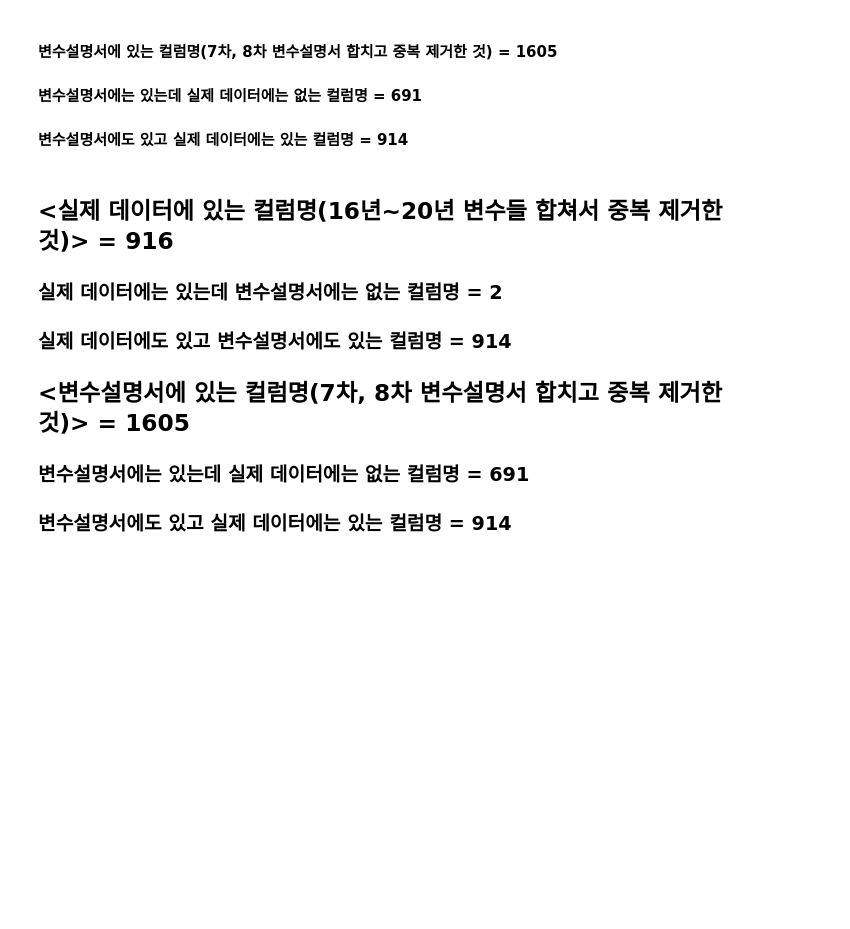
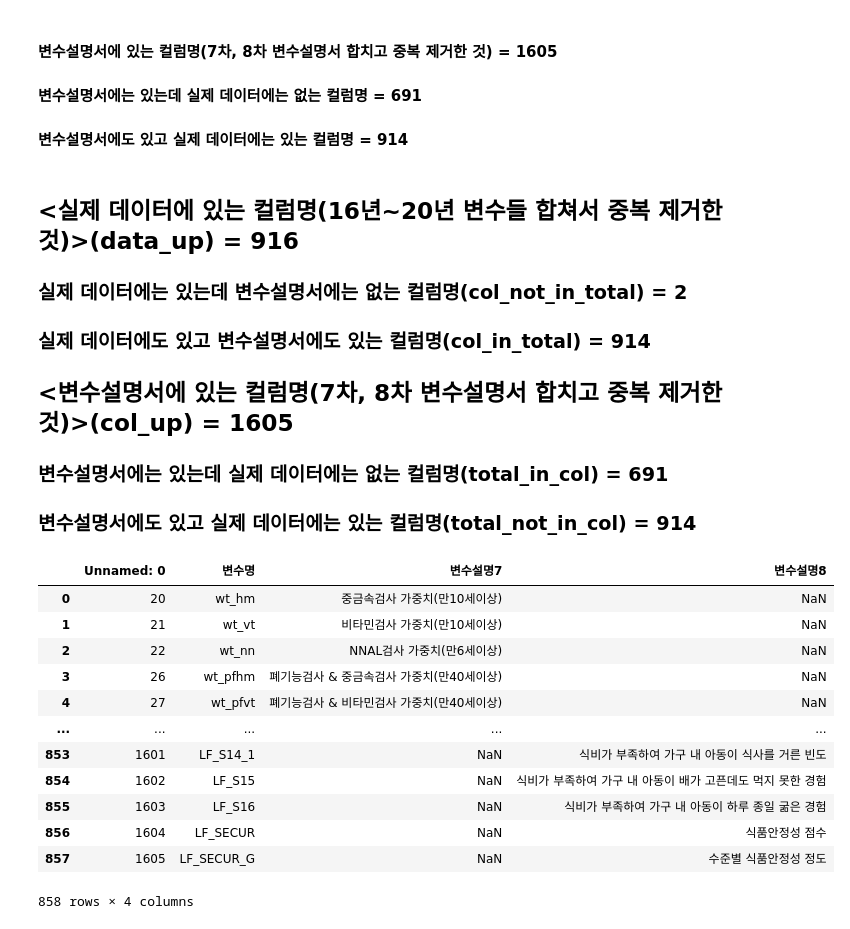
Before and after one commit to knu-final-project/sas_view, a Jupyter notebook: code/find_X2.ipynb, the cells around one changed output. Cells and saved outputs as stored; diff of their text form; code cells hidden in the pictures; blank space fills up the shorter version.

```diff
--- a/code/find_X2.ipynb
+++ b/code/find_X2.ipynb
@@ -370,10 +365,28 @@ print(len(total_in_col))
 #### 변수설명서에는 있는데 실제 데이터에는 없는 컬럼명 = 691
 #### 변수설명서에도 있고 실제 데이터에는 있는 컬럼명 = 914
 # %% [markdown]
-## <실제 데이터에 있는 컬럼명(16년~20년 변수들 합쳐서 중복 제거한 것)> = 916
-### 실제 데이터에는 있는데 변수설명서에는 없는 컬럼명 = 2
-### 실제 데이터에도 있고 변수설명서에도 있는 컬럼명 = 914
+## <실제 데이터에 있는 컬럼명(16년~20년 변수들 합쳐서 중복 제거한 것)>(data_up) = 916
+### 실제 데이터에는 있는데 변수설명서에는 없는 컬럼명(col_not_in_total) = 2
+### 실제 데이터에도 있고 변수설명서에도 있는 컬럼명(col_in_total) = 914
 
-## <변수설명서에 있는 컬럼명(7차, 8차 변수설명서 합치고 중복 제거한 것)> = 1605
-### 변수설명서에는 있는데 실제 데이터에는 없는 컬럼명 = 691
-### 변수설명서에도 있고 실제 데이터에는 있는 컬럼명 = 914
+## <변수설명서에 있는 컬럼명(7차, 8차 변수설명서 합치고 중복 제거한 것)>(col_up) = 1605
+### 변수설명서에는 있는데 실제 데이터에는 없는 컬럼명(total_in_col) = 691
+### 변수설명서에도 있고 실제 데이터에는 있는 컬럼명(total_not_in_col) = 914
+# %%
+# dd_na 는 7차 설명서에는 있지만 8차 설명서에는 NAN이거나 / 8차 설명서에는 있지만 7차 설명서에는 NAN인 컬럼 적힌 데이터프레임
+dd_na = pd.read_csv('dd_na_code.csv', encoding='cp949')
+dd_na
+# %% [output]
+|  | Unnamed: 0 | 변수명 | 변수설명7 | 변수설명8 |
+| 0 | 20 | wt_hm | 중금속검사 가중치(만10세이상) | NaN |
+| 1 | 21 | wt_vt | 비타민검사 가중치(만10세이상) | NaN |
+| 2 | 22 | wt_nn | NNAL검사 가중치(만6세이상) | NaN |
+| 3 | 26 | wt_pfhm | 폐기능검사 & 중금속검사 가중치(만40세이상) | NaN |
+| 4 | 27 | wt_pfvt | 폐기능검사 & 비타민검사 가중치(만40세이상) | NaN |
+| ... | ... | ... | ... | ... |
+| 853 | 1601 | LF_S14_1 | NaN | 식비가 부족하여 가구 내 아동이 식사를 거른 빈도 |
+| 854 | 1602 | LF_S15 | NaN | 식비가 부족하여 가구 내 아동이 배가 고픈데도 먹지 못한 경험 |
+| 855 | 1603 | LF_S16 | NaN | 식비가 부족하여 가구 내 아동이 하루 종일 굶은 경험 |
+| 856 | 1604 | LF_SECUR | NaN | 식품안정성 점수 |
+| 857 | 1605 | LF_SECUR_G | NaN | 수준별 식품안정성 정도 |
+858 rows × 4 columns
```
Also changed, not shown: parts of 4 cells of this notebook.
